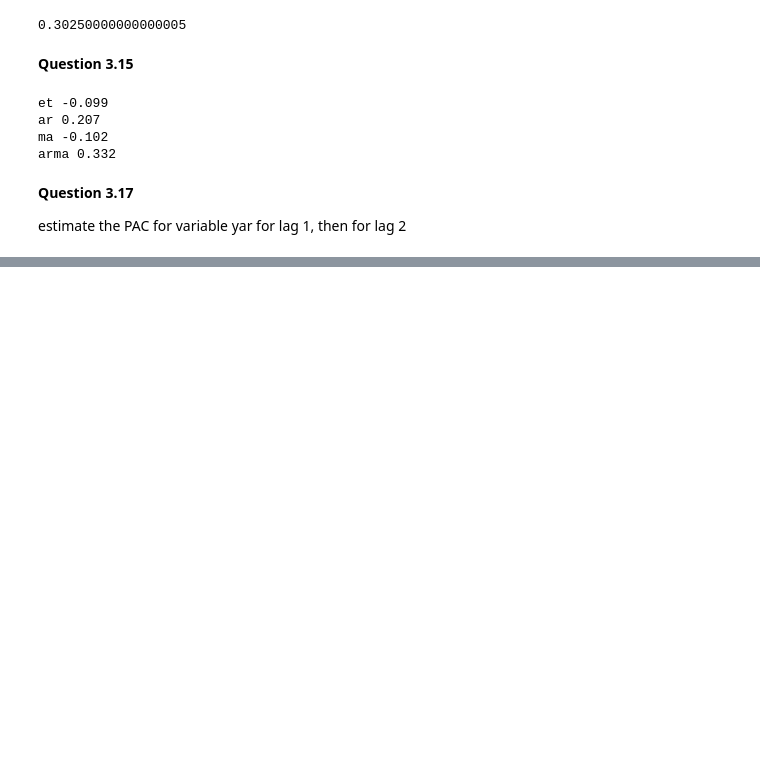
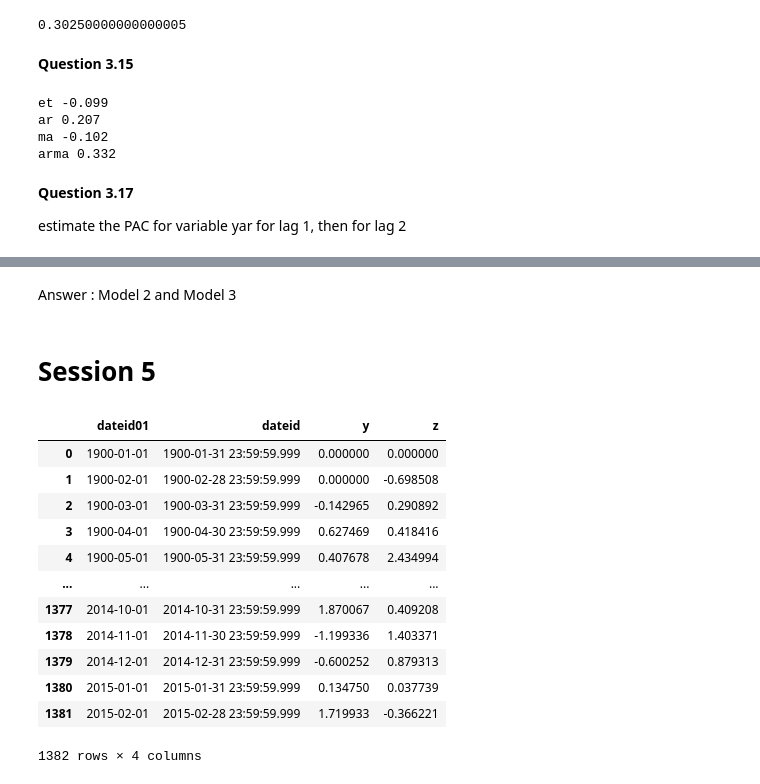
Before and after one commit to goncalosilvame/mf_forecasting, a Jupyter notebook: Module 3 - Questions.ipynb, the cells around one changed output, grey strips where cells are left out. Cells and saved outputs as stored; diff of their text form; code cells hidden in the pictures; blank space fills up the shorter version.

Commit message:
add season 5 answer to exercises

```diff
--- a/Module 3 - Questions.ipynb
+++ b/Module 3 - Questions.ipynb
@@ -171,0 +392,22 @@ Notes:
+# %% [markdown]
+Answer : Model 2 and Model 3
+# %% [markdown]
+# Session 5
+# %%
+# load data
+Simulated_ARMA = pd.read_csv("Module3_data\module3_data_Simulated_ARMA.csv")
+Simulated_ARMA
+# %% [output]
+|  | dateid01 | dateid | y | z |
+| 0 | 1900-01-01 | 1900-01-31 23:59:59.999 | 0.000000 | 0.000000 |
+| 1 | 1900-02-01 | 1900-02-28 23:59:59.999 | 0.000000 | -0.698508 |
+| 2 | 1900-03-01 | 1900-03-31 23:59:59.999 | -0.142965 | 0.290892 |
+| 3 | 1900-04-01 | 1900-04-30 23:59:59.999 | 0.627469 | 0.418416 |
+| 4 | 1900-05-01 | 1900-05-31 23:59:59.999 | 0.407678 | 2.434994 |
+| ... | ... | ... | ... | ... |
+| 1377 | 2014-10-01 | 2014-10-31 23:59:59.999 | 1.870067 | 0.409208 |
+| 1378 | 2014-11-01 | 2014-11-30 23:59:59.999 | -1.199336 | 1.403371 |
+| 1379 | 2014-12-01 | 2014-12-31 23:59:59.999 | -0.600252 | 0.879313 |
+| 1380 | 2015-01-01 | 2015-01-31 23:59:59.999 | 0.134750 | 0.037739 |
+| 1381 | 2015-02-01 | 2015-02-28 23:59:59.999 | 1.719933 | -0.366221 |
+1382 rows × 4 columns
```
Also changed, not shown: parts of 41 cells of this notebook, 5 other files.
